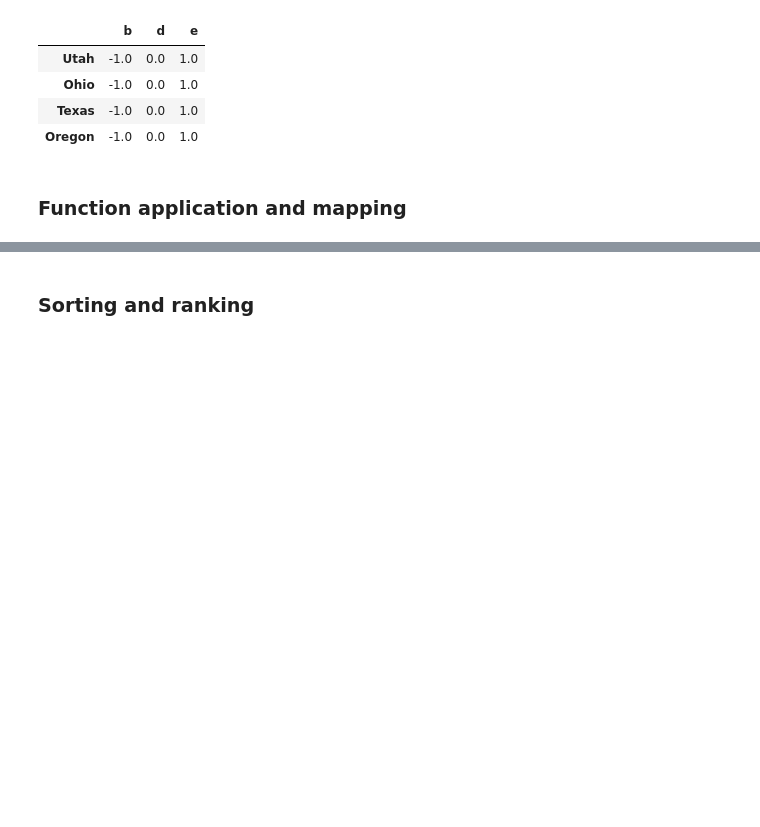
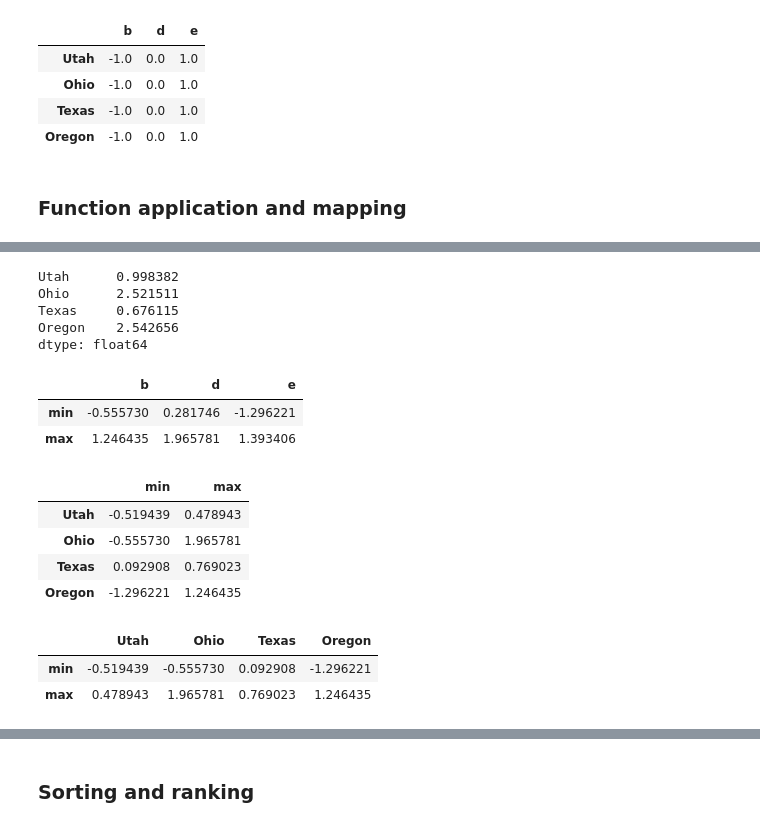
Before and after one commit to dongho0892/Python-Start, a Jupyter notebook: ch05.ipynb, the cells around one changed output, grey strips where cells are left out. Drawn from its saved outputs; the diff is of its cells as text; code cells hidden in the pictures; blank space fills up the shorter version.

```diff
--- a/ch05.ipynb
+++ b/ch05.ipynb
@@ -1095,0 +1144,8 @@ frame.apply(f)
+# %%
+frame.apply(f, axis=1)      # 1번축 방향 으로   원소 4개짜리 시리즈가 되었다.
+# %% [output]
+Utah      0.998382
+Ohio      2.521511
+Texas     0.676115
+Oregon    2.542656
+dtype: float64
@@ -1096,2 +1156,18 @@ frame.apply(f)
+# %%
+frame.apply(f)        # 시리즈로 리턴되니까 어플라이를 쓰니까 데이터 프레임으로 바뀐다.
+# %% [output]
+|  | b | d | e |
+| min | -0.555730 | 0.281746 | -1.296221 |
+| max | 1.246435 | 1.965781 | 1.393406 |
 # %%
 frame.apply(f, axis=1)
+frame.apply(f, axis=1).T
+# %% [output]
+|  | min | max |
+| Utah | -0.519439 | 0.478943 |
+| Ohio | -0.555730 | 1.965781 |
+| Texas | 0.092908 | 0.769023 |
+| Oregon | -1.296221 | 1.246435 |
+|  | Utah | Ohio | Texas | Oregon |
+| min | -0.519439 | -0.555730 | 0.092908 | -1.296221 |
+| max | 0.478943 | 1.965781 | 0.769023 | 1.246435 |
```
Also changed, not shown: parts of 24 cells of this notebook.
